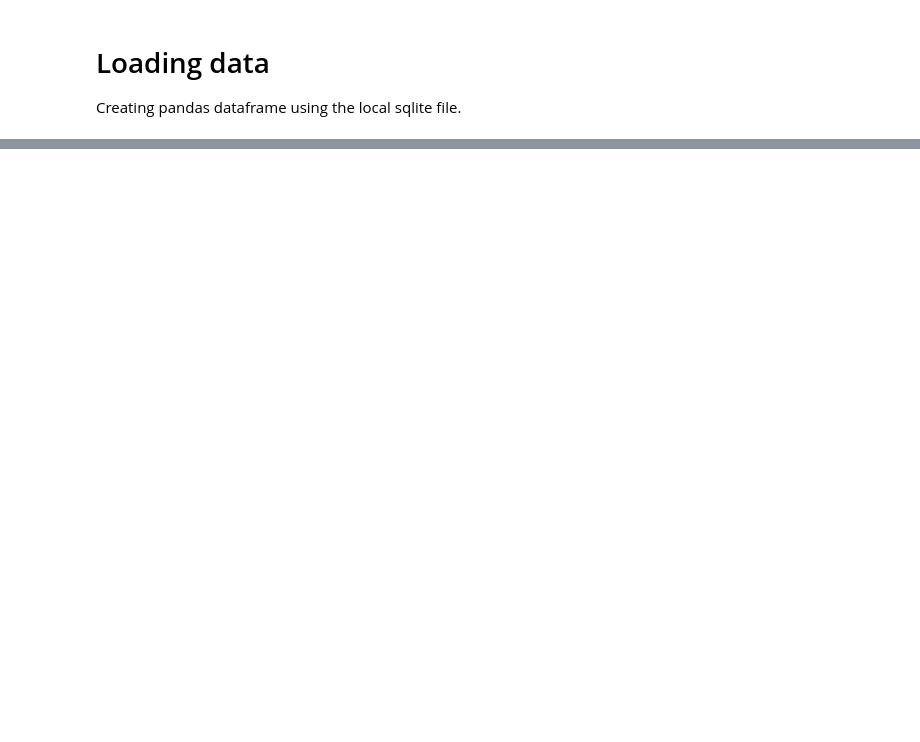
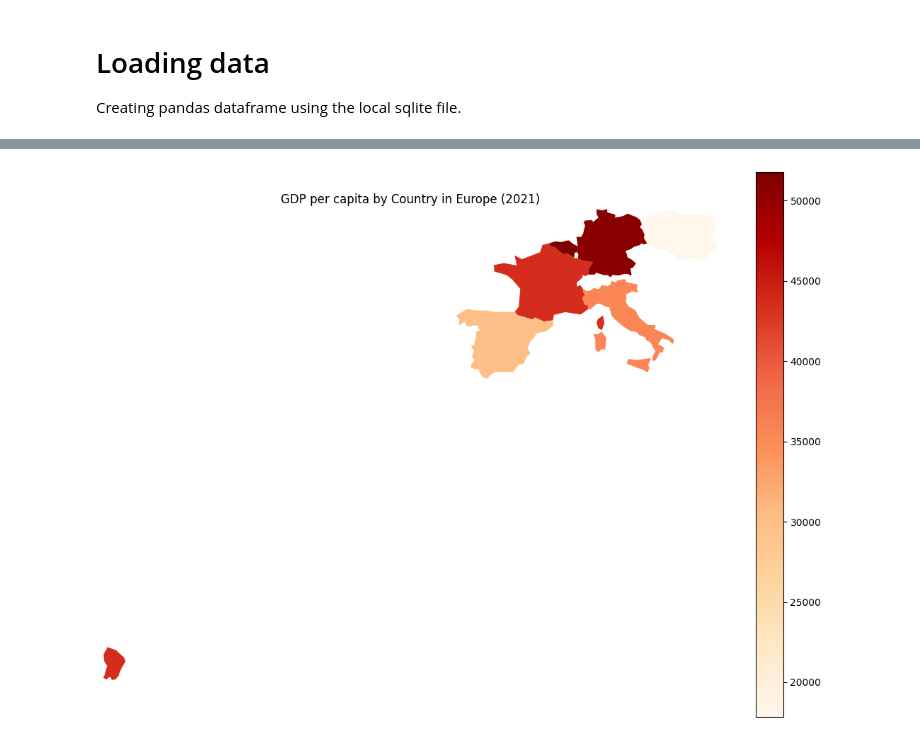
Before and after one commit to ka92tevi/made-template, a Jupyter notebook: project/report.ipynb, the cells around one changed output, grey strips where cells are left out. Saved outputs shown, nothing was run; the diff lists cells and outputs as text; code cells hidden in the pictures; blank space fills up the shorter version.

```diff
--- a/project/report.ipynb
+++ b/project/report.ipynb
@@ -186,0 +301,42 @@ We can see that the bicycle count has significantly decreased in the major summe
+# %%
+import geopandas as gpd
+import matplotlib.pyplot as plt
+
+# Load a GeoDataFrame containing world country geometries
+world = gpd.read_file(gpd.datasets.get_path('naturalearth_lowres'))
+
+# Define a dictionary mapping country names to GDP per capita for a specific year (e.g., 2021)
+data_for_map = {
+    'Belgium': 51768,  # GDP per capita for Belgium in 2021
+    'France': 43519,   # GDP per capita for France in 2021
+    'Germany': 50802,  # GDP per capita for Germany in 2021
+    'Italy': 35551,    # GDP per capita for Italy in 2021
+    'Poland': 17841,   # GDP per capita for Poland in 2021
+    'Spain': 30116     # GDP per capita for Spain in 2021
+}
+
+# Filter the world GeoDataFrame for the European countries of interest
+european_countries = ['Belgium', 'France', 'Germany', 'Italy', 'Poland', 'Spain']
+selected_countries = world[world['name'].isin(european_countries)]
+
+# Add the GDP per capita data for the year 2021 to the selected countries GeoDataFrame
+selected_countries = selected_countries.copy()  # To avoid SettingWithCopyWarning
+selected_countries['GDP_2021'] = selected_countries['name'].map(data_for_map)
+
+# Plot the map focusing only on the specified countries for the year 2021 with a larger figure size
+fig, ax = plt.subplots(1, 1, figsize=(14, 10))  # Increase the figure size for a bigger map
+selected_countries.plot(column='GDP_2021', ax=ax, legend=True, cmap='OrRd', missing_kwds={'color': 'lightgrey'})
+
+# Add title and remove axes
+ax.set_title('GDP per capita by Country in Europe (2021)')
+ax.set_axis_off()
+
+# Adjust the plot limits to the bounds of the selected countries to zoom in closer
+bounds = selected_countries.total_bounds  # Get the bounding box of the selected countries
+ax.set_xlim(bounds[0], bounds[2])
+ax.set_ylim(bounds[1], bounds[3])
+
+# Show the map
+plt.show()
+# %% [output]
+[figure, added]
```
Also changed, not shown: parts of 16 cells of this notebook.
